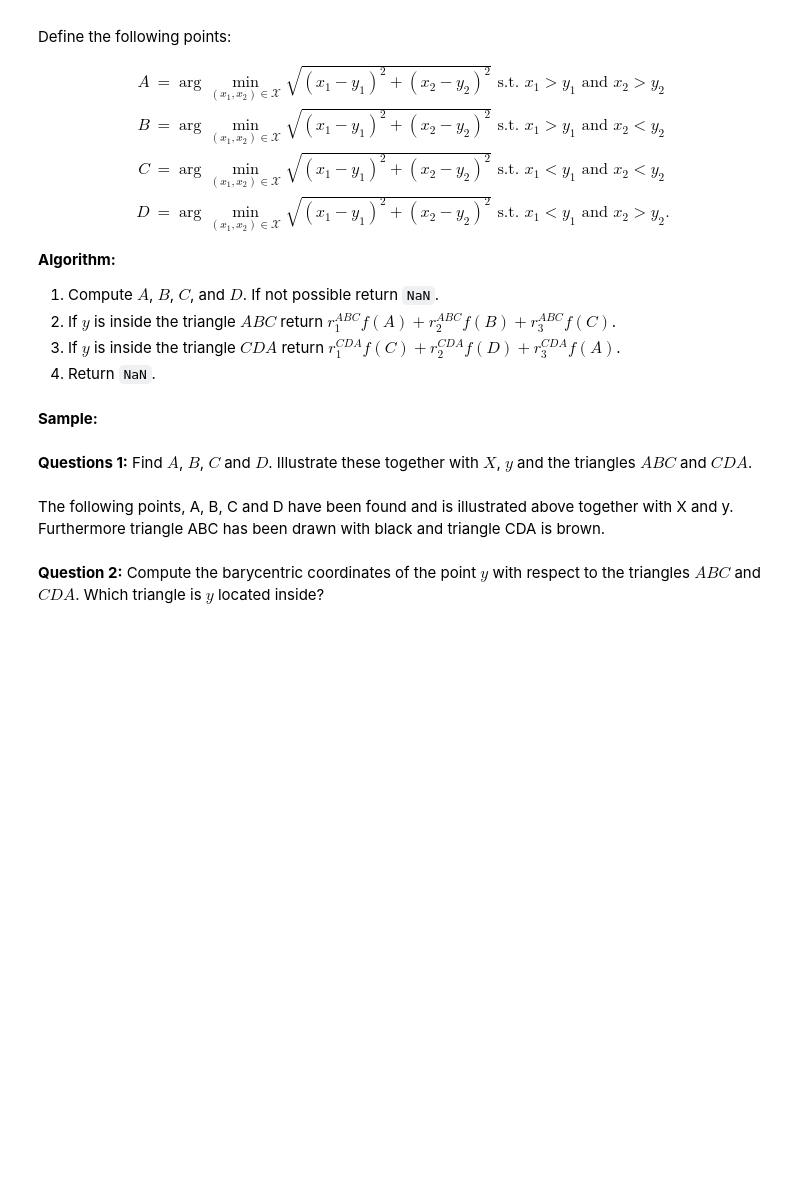
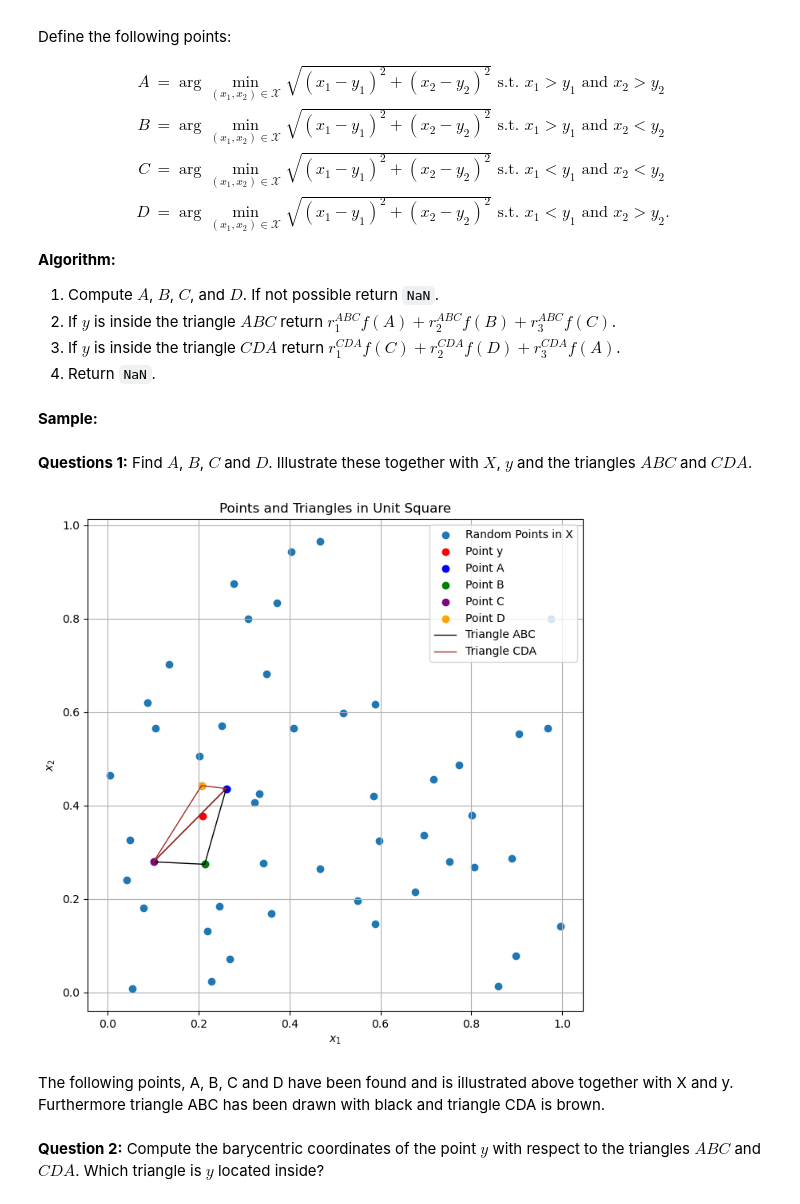
Before and after one commit to NumEconCopenhagen/projects-2024-clara-og-theis, a Jupyter notebook: examproject/exam_2024.ipynb, the cells around one changed output. Saved outputs shown, nothing was run; the diff lists cells and outputs as text; code cells hidden in the pictures; blank space fills up the shorter version.

```diff
--- a/examproject/exam_2024.ipynb
+++ b/examproject/exam_2024.ipynb
@@ -33,7 +33,7 @@ from Problem_2 import CareerChoiceClass
 model = CareerChoiceClass()
 
 from Problem_3 import PointAnalysis
-model = PointAnalysis()
+intermodel = PointAnalysis()
 # %% [output]
 The autoreload extension is already loaded. To reload it, use:
   %reload_ext autoreload
@@ -357,8 +372,10 @@ $$
 # %% [markdown]
 **Questions 1:** Find $A$, $B$, $C$ and $D$. Illustrate these together with $X$, $y$ and the triangles $ABC$ and $CDA$.
 # %%
-model.plot_question_1()
-# AI have been used for this question
+intermodel.plot_question_1()
+# AI has been used for this question
+# %% [output]
+[figure, added]
 # %% [markdown]
 The following points, A, B, C and D have been found and is illustrated above together with X and y. Furthermore triangle ABC has been drawn with black and triangle CDA is brown.
 # %% [markdown]
```
Also changed, not shown: parts of 7 cells of this notebook, 1 other file.
